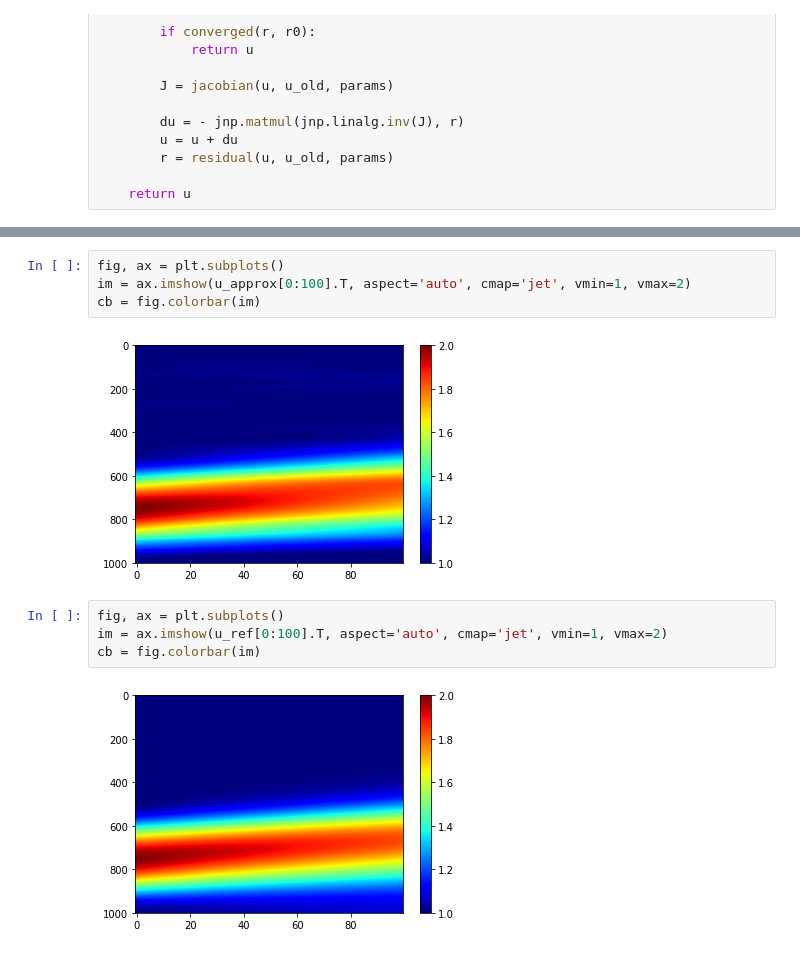
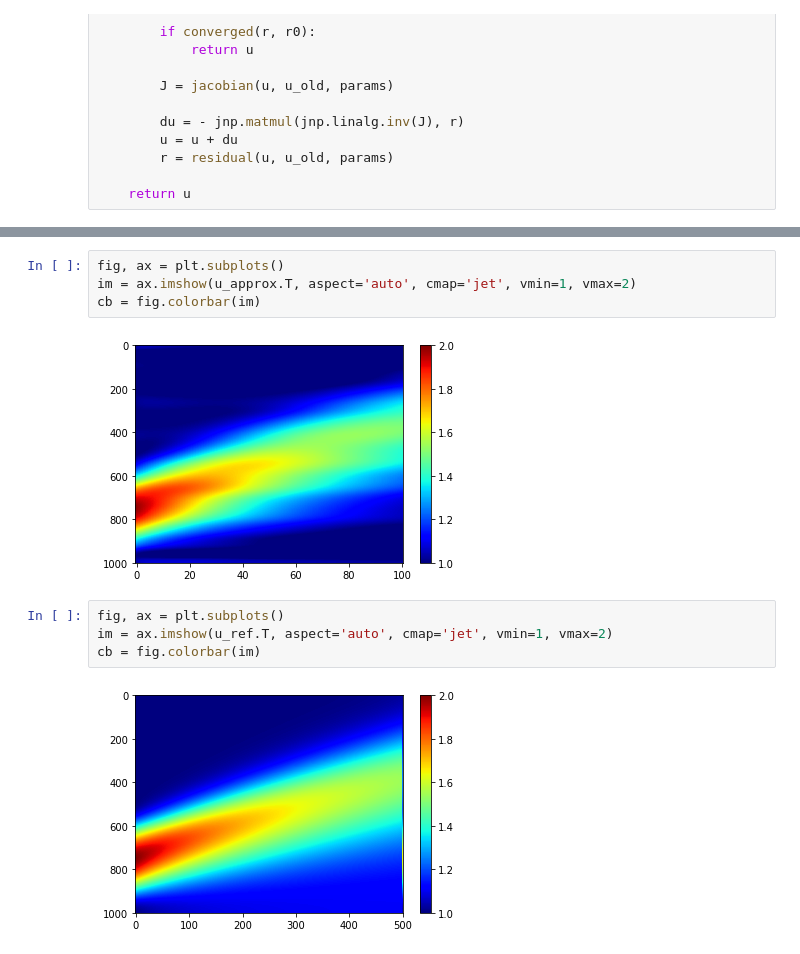
Before and after one commit to peiyichen1995/NM-ROM, a Jupyter notebook: NM_jax.ipynb, the cells around one changed output, grey strips where cells are left out. Cells and saved outputs as stored; diff of their text form.

```diff
--- a/NM_jax.ipynb
+++ b/NM_jax.ipynb
@@ -285,12 +346,12 @@ for i, t in enumerate(t_sequence):
 # %%
 fig, ax = plt.subplots()
-im = ax.imshow(u_approx[0:100].T, aspect='auto', cmap='jet', vmin=1, vmax=2)
+im = ax.imshow(u_approx.T, aspect='auto', cmap='jet', vmin=1, vmax=2)
 cb = fig.colorbar(im)
 # %% [output]
-[figure, old version]
+[figure, new version]
 # %%
 fig, ax = plt.subplots()
-im = ax.imshow(u_ref[0:100].T, aspect='auto', cmap='jet', vmin=1, vmax=2)
+im = ax.imshow(u_ref.T, aspect='auto', cmap='jet', vmin=1, vmax=2)
 cb = fig.colorbar(im)
 # %% [output]
-[figure, old version]
+[figure, new version]
```
Also changed, not shown: parts of 12 cells of this notebook, 1 other file.
